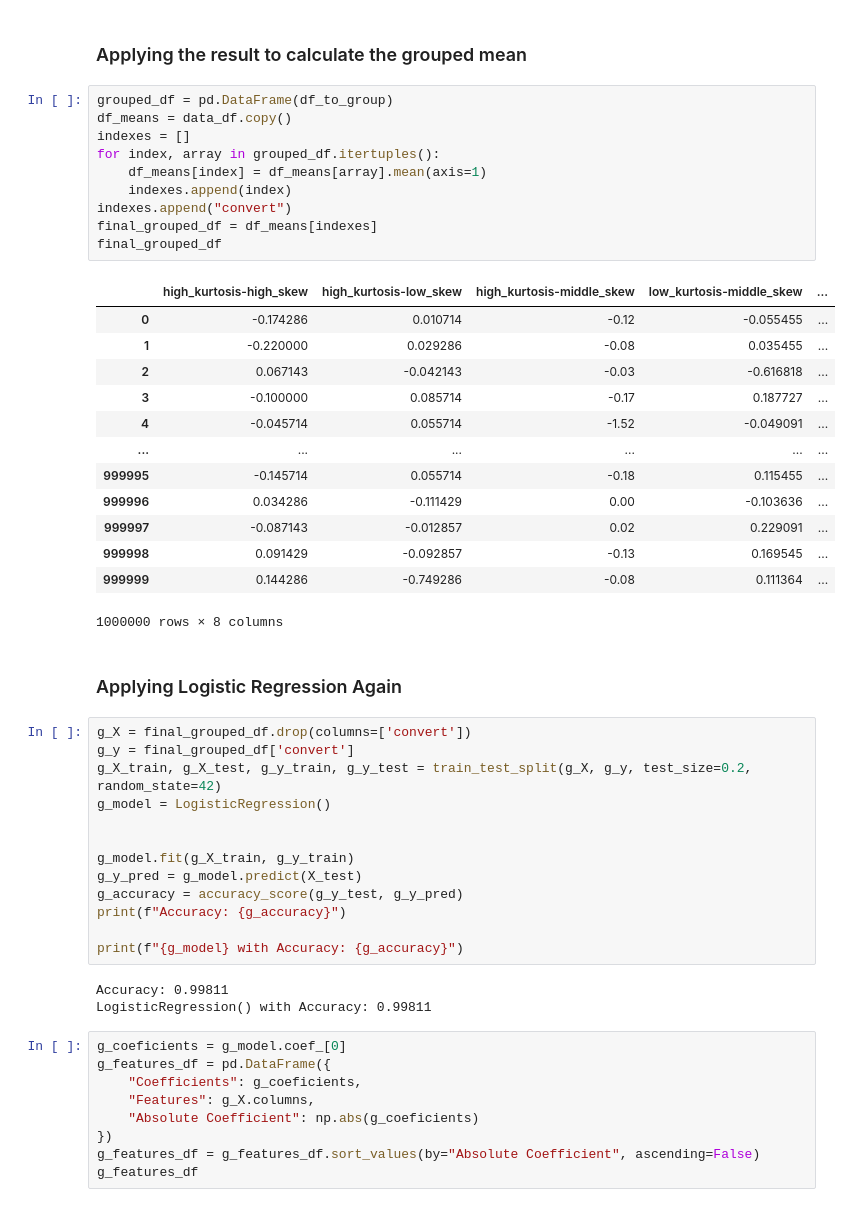
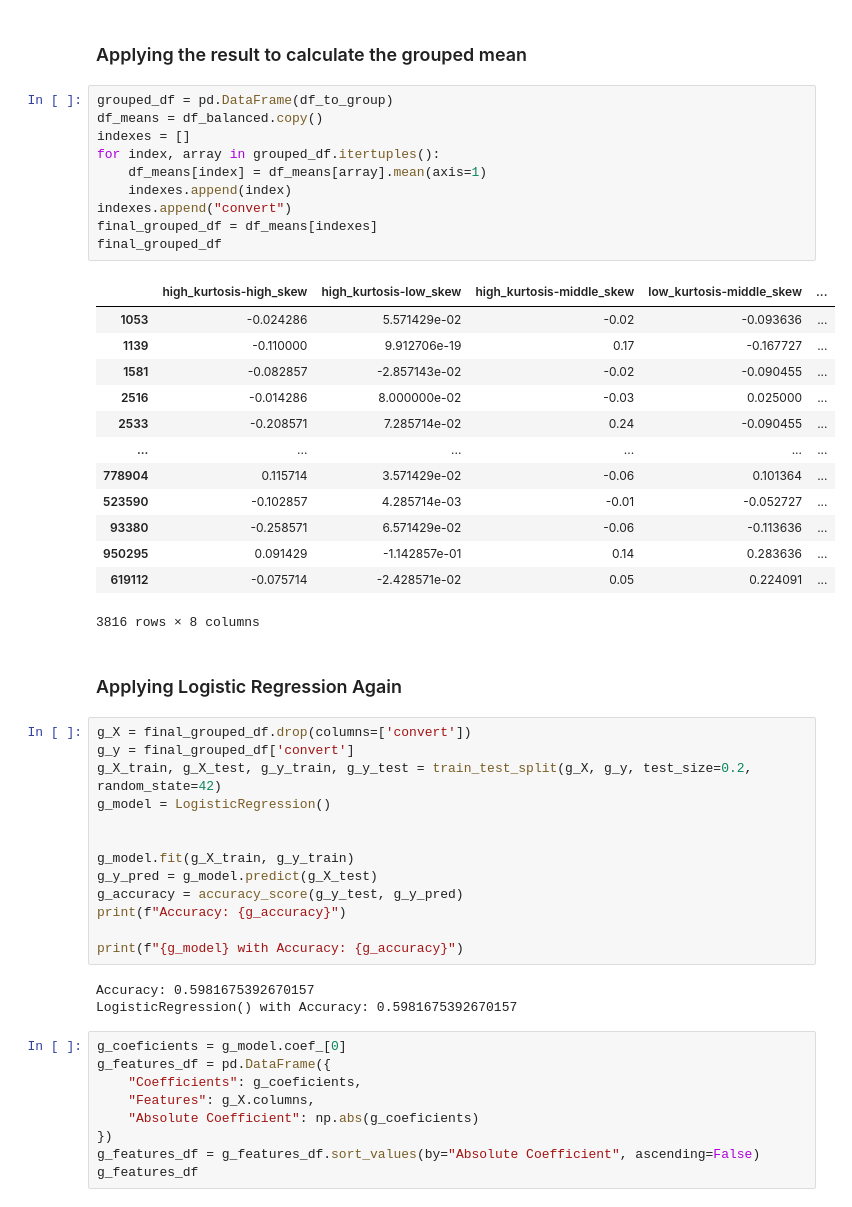
Before and after one commit to andonokar/task7, a Jupyter notebook: task7.ipynb, the cells around one changed output. Saved outputs shown, nothing was run; the diff lists cells and outputs as text.

```diff
--- a/task7.ipynb
+++ b/task7.ipynb
@@ -312,28 +313,28 @@ Here We have ready the grouping, now we have to apply the mean for each group in
 ### Applying the result to calculate the grouped mean
 # %%
 grouped_df = pd.DataFrame(df_to_group)
-df_means = data_df.copy()
+df_means = df_balanced.copy()
 indexes = []
 for index, array in grouped_df.itertuples():
     df_means[index] = df_means[array].mean(axis=1)
     indexes.append(index)
 indexes.append("convert")
 final_grouped_df = df_means[indexes]
 final_grouped_df
 # %% [output]
 |  | high_kurtosis-high_skew | high_kurtosis-low_skew | high_kurtosis-middle_skew | low_kurtosis-middle_skew | ... |
-| 0 | -0.174286 | 0.010714 | -0.12 | -0.055455 | ... |
-| 1 | -0.220000 | 0.029286 | -0.08 | 0.035455 | ... |
-| 2 | 0.067143 | -0.042143 | -0.03 | -0.616818 | ... |
-| 3 | -0.100000 | 0.085714 | -0.17 | 0.187727 | ... |
-| 4 | -0.045714 | 0.055714 | -1.52 | -0.049091 | ... |
+| 1053 | -0.024286 | 5.571429e-02 | -0.02 | -0.093636 | ... |
+| 1139 | -0.110000 | 9.912706e-19 | 0.17 | -0.167727 | ... |
+| 1581 | -0.082857 | -2.857143e-02 | -0.02 | -0.090455 | ... |
+| 2516 | -0.014286 | 8.000000e-02 | -0.03 | 0.025000 | ... |
+| 2533 | -0.208571 | 7.285714e-02 | 0.24 | -0.090455 | ... |
 | ... | ... | ... | ... | ... | ... |
-| 999995 | -0.145714 | 0.055714 | -0.18 | 0.115455 | ... |
-| 999996 | 0.034286 | -0.111429 | 0.00 | -0.103636 | ... |
-| 999997 | -0.087143 | -0.012857 | 0.02 | 0.229091 | ... |
-| 999998 | 0.091429 | -0.092857 | -0.13 | 0.169545 | ... |
-| 999999 | 0.144286 | -0.749286 | -0.08 | 0.111364 | ... |
+| 778904 | 0.115714 | 3.571429e-02 | -0.06 | 0.101364 | ... |
+| 523590 | -0.102857 | 4.285714e-03 | -0.01 | -0.052727 | ... |
+| 93380 | -0.258571 | 6.571429e-02 | -0.06 | -0.113636 | ... |
+| 950295 | 0.091429 | -1.142857e-01 | 0.14 | 0.283636 | ... |
+| 619112 | -0.075714 | -2.428571e-02 | 0.05 | 0.224091 | ... |
-1000000 rows × 8 columns
+3816 rows × 8 columns
 # %% [markdown]
 ### Applying Logistic Regression Again
 # %%
@@ -344,14 +345,14 @@ g_model = LogisticRegression()
 
 
 g_model.fit(g_X_train, g_y_train)
-g_y_pred = g_model.predict(X_test)
+g_y_pred = g_model.predict(g_X_test)
 g_accuracy = accuracy_score(g_y_test, g_y_pred)
 print(f"Accuracy: {g_accuracy}")
 
 print(f"{g_model} with Accuracy: {g_accuracy}")
 # %% [output]
-Accuracy: 0.99811
-LogisticRegression() with Accuracy: 0.99811
+Accuracy: 0.5981675392670157
+LogisticRegression() with Accuracy: 0.5981675392670157
 # %%
 g_coeficients = g_model.coef_[0]
 g_features_df = pd.DataFrame({
```
Also changed, not shown: parts of 2 cells of this notebook.
